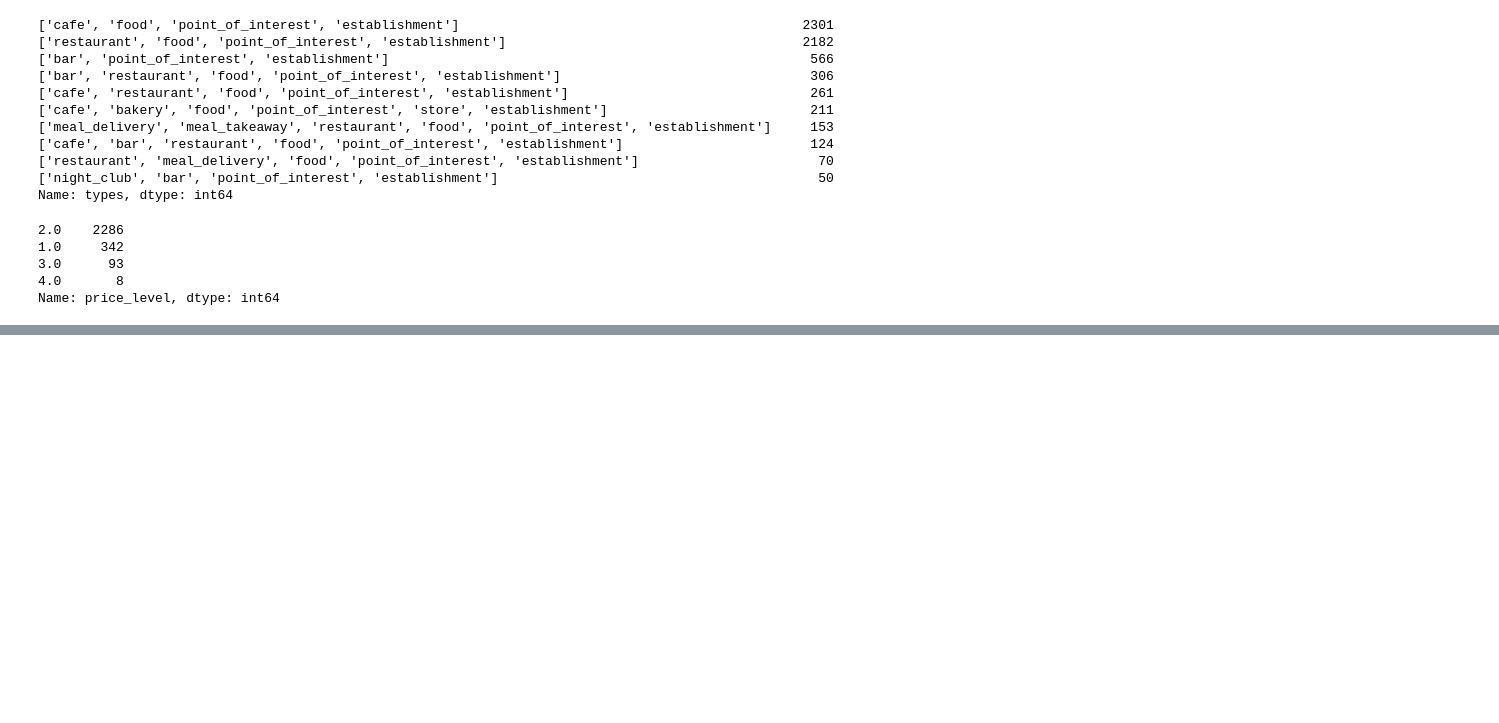
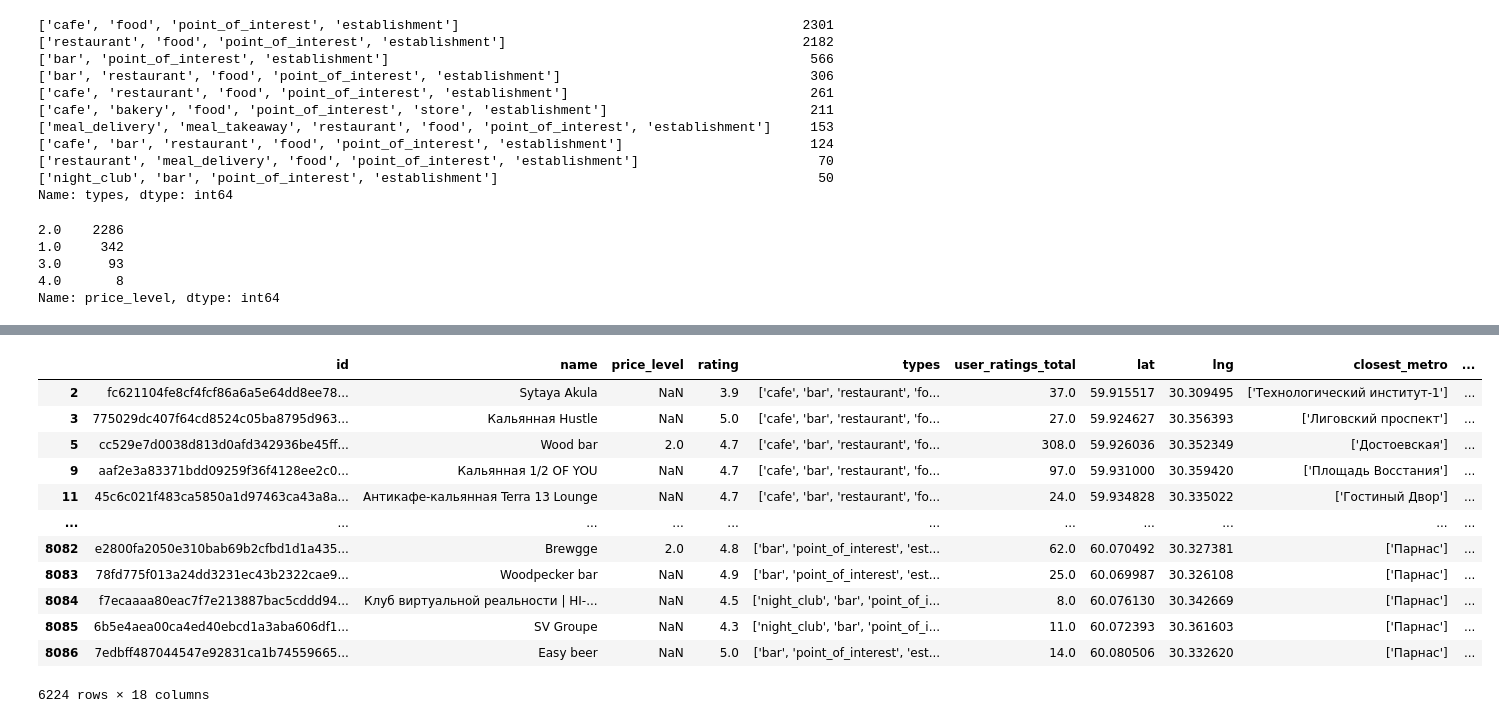
Before and after one commit to fedix/MSA_Project, a Jupyter notebook: data_preprocessing.ipynb, the cells around one changed output, grey strips where cells are left out. Saved outputs shown, nothing was run; the diff lists cells and outputs as text; code cells hidden in the pictures; blank space fills up the shorter version.

```diff
--- a/data_preprocessing.ipynb
+++ b/data_preprocessing.ipynb
@@ -122,2 +142,26 @@ df.shape
+# %%
+df.rename(columns=
+          {"Quantity of nearest museum":                    "n_nearest_museums",
+           "Quantity of nearest art_gallery":               "n_nearest_art_galleries",
+           "Quantity of nearest shopping_mall":             "n_nearest_shopping_malls",
+           "Quantity of nearest places_tourist_attraction": "n_nearest_tourist_attractions",
+           "Quantity of nearest same establishment":        "n_nearest_same_establishments",
+           "distance_to_center, km":                        "distance_to_center_km"}, inplace=True)
 # %%
 df.to_csv('data/data_cafe_prep.csv', index=False)
+# %%
+df
+# %% [output]
+|  | id | name | price_level | rating | types | user_ratings_total | lat | lng | closest_metro | ... |
+| 2 | fc621104fe8cf4fcf86a6a5e64dd8ee78... | Sytaya Akula | NaN | 3.9 | ['cafe', 'bar', 'restaurant', 'fo... | 37.0 | 59.915517 | 30.309495 | ['Технологический институт-1'] | ... |
+| 3 | 775029dc407f64cd8524c05ba8795d963... | Кальянная Hustle | NaN | 5.0 | ['cafe', 'bar', 'restaurant', 'fo... | 27.0 | 59.924627 | 30.356393 | ['Лиговский проспект'] | ... |
+| 5 | cc529e7d0038d813d0afd342936be45ff... | Wood bar | 2.0 | 4.7 | ['cafe', 'bar', 'restaurant', 'fo... | 308.0 | 59.926036 | 30.352349 | ['Достоевская'] | ... |
+| 9 | aaf2e3a83371bdd09259f36f4128ee2c0... | Кальянная 1/2 OF YOU | NaN | 4.7 | ['cafe', 'bar', 'restaurant', 'fo... | 97.0 | 59.931000 | 30.359420 | ['Площадь Восстания'] | ... |
+| 11 | 45c6c021f483ca5850a1d97463ca43a8a... | Антикафе-кальянная Terra 13 Lounge | NaN | 4.7 | ['cafe', 'bar', 'restaurant', 'fo... | 24.0 | 59.934828 | 30.335022 | ['Гостиный Двор'] | ... |
+| ... | ... | ... | ... | ... | ... | ... | ... | ... | ... | ... |
+| 8082 | e2800fa2050e310bab69b2cfbd1d1a435... | Brewgge | 2.0 | 4.8 | ['bar', 'point_of_interest', 'est... | 62.0 | 60.070492 | 30.327381 | ['Парнас'] | ... |
+| 8083 | 78fd775f013a24dd3231ec43b2322cae9... | Woodpecker bar | NaN | 4.9 | ['bar', 'point_of_interest', 'est... | 25.0 | 60.069987 | 30.326108 | ['Парнас'] | ... |
+| 8084 | f7ecaaaa80eac7f7e213887bac5cddd94... | Клуб виртуальной реальности | HI-... | NaN | 4.5 | ['night_club', 'bar', 'point_of_i... | 8.0 | 60.076130 | 30.342669 | ['Парнас'] | ... |
+| 8085 | 6b5e4aea00ca4ed40ebcd1a3aba606df1... | SV Groupe | NaN | 4.3 | ['night_club', 'bar', 'point_of_i... | 11.0 | 60.072393 | 30.361603 | ['Парнас'] | ... |
+| 8086 | 7edbff487044547e92831ca1b74559665... | Easy beer | NaN | 5.0 | ['bar', 'point_of_interest', 'est... | 14.0 | 60.080506 | 30.332620 | ['Парнас'] | ... |
+6224 rows × 18 columns
```
Also changed, not shown: parts of 7 cells of this notebook, 3 other files.
